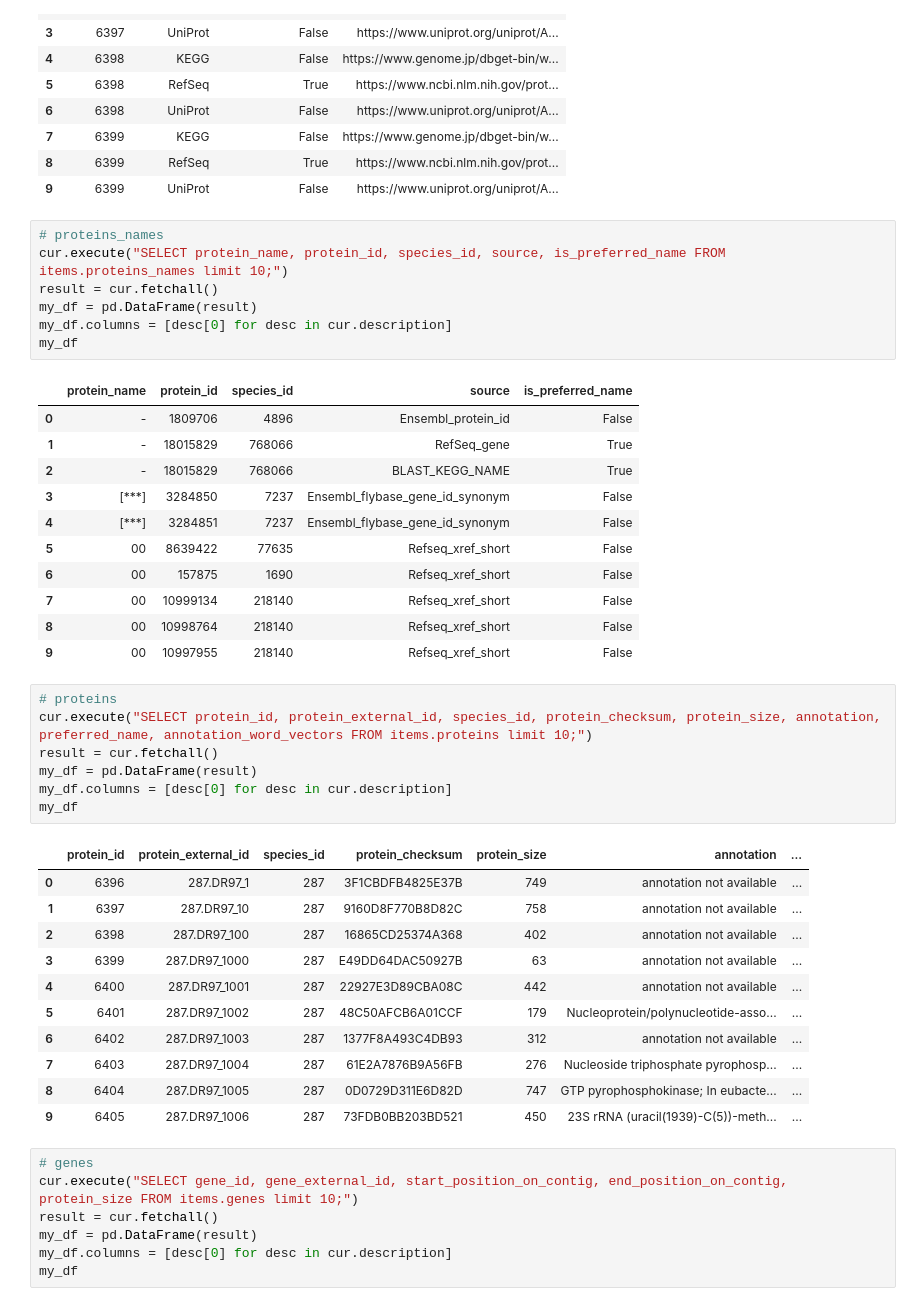
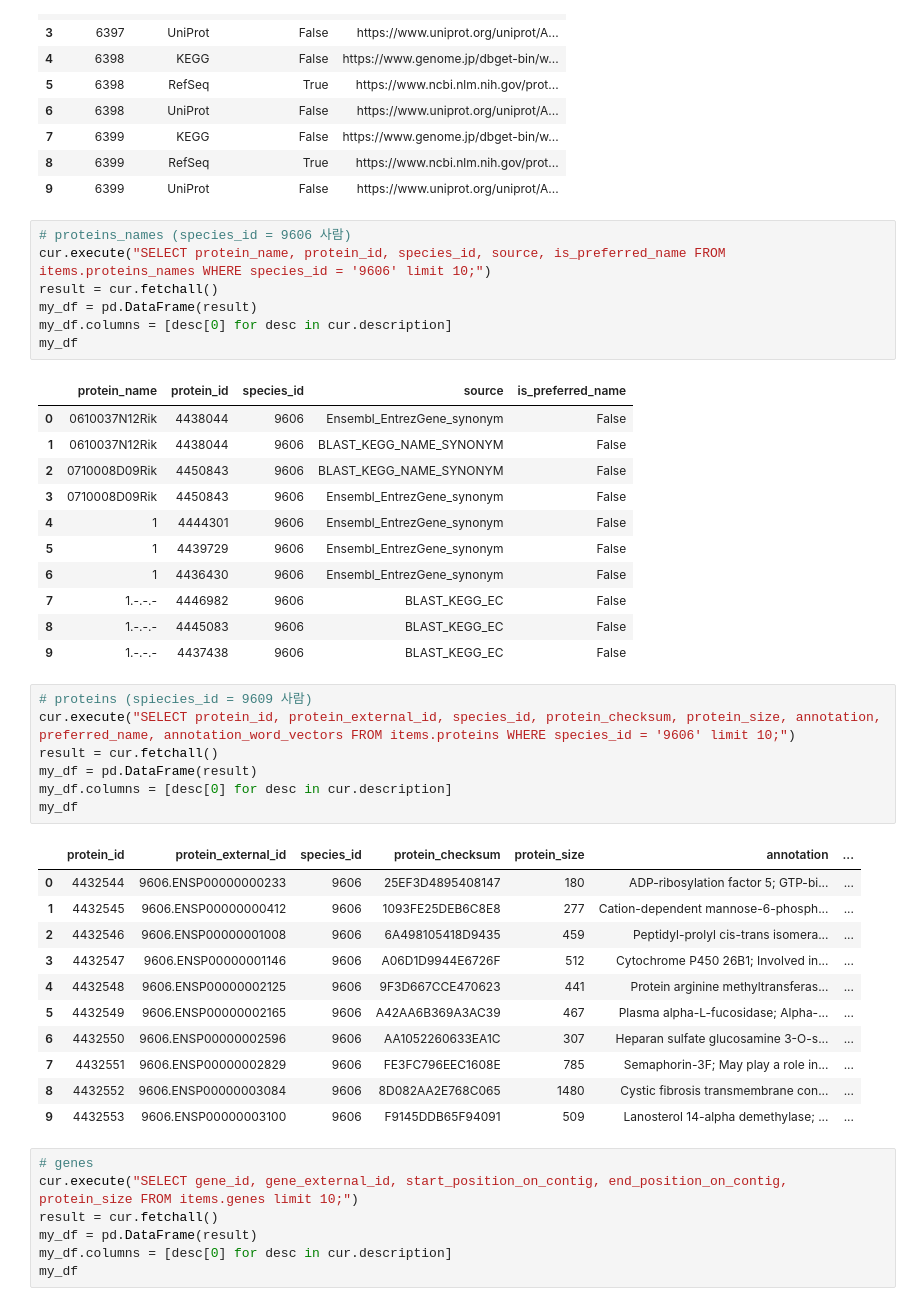
Before and after one commit to ahnty0122/Bioinfomatics, a Jupyter notebook: Pathway_analysis/PostgreSQL_connect.ipynb, the cells around one changed output. Cells and saved outputs as stored; diff of their text form.

```diff
--- a/PostgreSQL_connect.ipynb
+++ b/Pathway_analysis/PostgreSQL_connect.ipynb
@@ -241,43 +280,43 @@ my_df
 | 8 | 6399 | RefSeq | True | https://www.ncbi.nlm.nih.gov/prot... |
 | 9 | 6399 | UniProt | False | https://www.uniprot.org/uniprot/A... |
 # %%
-# proteins_names
-cur.execute("SELECT protein_name, protein_id, species_id, source, is_preferred_name FROM items.proteins_names limit 10;")
+# proteins_names (species_id = 9606 사람)
+cur.execute("SELECT protein_name, protein_id, species_id, source, is_preferred_name FROM items.proteins_names WHERE species_id = '9606' limit 10;")
 result = cur.fetchall()
 my_df = pd.DataFrame(result)
 my_df.columns = [desc[0] for desc in cur.description]
 my_df
 # %% [output]
 |  | protein_name | protein_id | species_id | source | is_preferred_name |
-| 0 | - | 1809706 | 4896 | Ensembl_protein_id | False |
-| 1 | - | 18015829 | 768066 | RefSeq_gene | True |
-| 2 | - | 18015829 | 768066 | BLAST_KEGG_NAME | True |
-| 3 | [***] | 3284850 | 7237 | Ensembl_flybase_gene_id_synonym | False |
-| 4 | [***] | 3284851 | 7237 | Ensembl_flybase_gene_id_synonym | False |
-| 5 | 00 | 8639422 | 77635 | Refseq_xref_short | False |
-| 6 | 00 | 157875 | 1690 | Refseq_xref_short | False |
-| 7 | 00 | 10999134 | 218140 | Refseq_xref_short | False |
-| 8 | 00 | 10998764 | 218140 | Refseq_xref_short | False |
-| 9 | 00 | 10997955 | 218140 | Refseq_xref_short | False |
+| 0 | 0610037N12Rik | 4438044 | 9606 | Ensembl_EntrezGene_synonym | False |
+| 1 | 0610037N12Rik | 4438044 | 9606 | BLAST_KEGG_NAME_SYNONYM | False |
+| 2 | 0710008D09Rik | 4450843 | 9606 | BLAST_KEGG_NAME_SYNONYM | False |
+| 3 | 0710008D09Rik | 4450843 | 9606 | Ensembl_EntrezGene_synonym | False |
+| 4 | 1 | 4444301 | 9606 | Ensembl_EntrezGene_synonym | False |
+| 5 | 1 | 4439729 | 9606 | Ensembl_EntrezGene_synonym | False |
+| 6 | 1 | 4436430 | 9606 | Ensembl_EntrezGene_synonym | False |
+| 7 | 1.-.-.- | 4446982 | 9606 | BLAST_KEGG_EC | False |
+| 8 | 1.-.-.- | 4445083 | 9606 | BLAST_KEGG_EC | False |
+| 9 | 1.-.-.- | 4437438 | 9606 | BLAST_KEGG_EC | False |
 # %%
-# proteins
-cur.execute("SELECT protein_id, protein_external_id, species_id, protein_checksum, protein_size, annotation, preferred_name, annotation_word_vectors FROM items.proteins limit 10;")
+# proteins (spiecies_id = 9609 사람)
+cur.execute("SELECT protein_id, protein_external_id, species_id, protein_checksum, protein_size, annotation, preferred_name, annotation_word_vectors FROM items.proteins WHERE species_id = '9606' limit 10;")
 result = cur.fetchall()
 my_df = pd.DataFrame(result)
 my_df.columns = [desc[0] for desc in cur.description]
 my_df
 # %% [output]
 |  | protein_id | protein_external_id | species_id | protein_checksum | protein_size | annotation | ... |
-| 0 | 6396 | 287.DR97_1 | 287 | 3F1CBDFB4825E37B | 749 | annotation not available | ... |
-| 1 | 6397 | 287.DR97_10 | 287 | 9160D8F770B8D82C | 758 | annotation not available | ... |
-| 2 | 6398 | 287.DR97_100 | 287 | 16865CD25374A368 | 402 | annotation not available | ... |
-| 3 | 6399 | 287.DR97_1000 | 287 | E49DD64DAC50927B | 63 | annotation not available | ... |
-| 4 | 6400 | 287.DR97_1001 | 287 | 22927E3D89CBA08C | 442 | annotation not available | ... |
-| 5 | 6401 | 287.DR97_1002 | 287 | 48C50AFCB6A01CCF | 179 | Nucleoprotein/polynucleotide-asso... | ... |
-| 6 | 6402 | 287.DR97_1003 | 287 | 1377F8A493C4DB93 | 312 | annotation not available | ... |
-| 7 | 6403 | 287.DR97_1004 | 287 | 61E2A7876B9A56FB | 276 | Nucleoside triphosphate pyrophosp... | ... |
-| 8 | 6404 | 287.DR97_1005 | 287 | 0D0729D311E6D82D | 747 | GTP pyrophosphokinase; In eubacte... | ... |
-| 9 | 6405 | 287.DR97_1006 | 287 | 73FDB0BB203BD521 | 450 | 23S rRNA (uracil(1939)-C(5))-meth... | ... |
+| 0 | 4432544 | 9606.ENSP00000000233 | 9606 | 25EF3D4895408147 | 180 | ADP-ribosylation factor 5; GTP-bi... | ... |
+| 1 | 4432545 | 9606.ENSP00000000412 | 9606 | 1093FE25DEB6C8E8 | 277 | Cation-dependent mannose-6-phosph... | ... |
+| 2 | 4432546 | 9606.ENSP00000001008 | 9606 | 6A498105418D9435 | 459 | Peptidyl-prolyl cis-trans isomera... | ... |
+| 3 | 4432547 | 9606.ENSP00000001146 | 9606 | A06D1D9944E6726F | 512 | Cytochrome P450 26B1; Involved in... | ... |
+| 4 | 4432548 | 9606.ENSP00000002125 | 9606 | 9F3D667CCE470623 | 441 | Protein arginine methyltransferas... | ... |
+| 5 | 4432549 | 9606.ENSP00000002165 | 9606 | A42AA6B369A3AC39 | 467 | Plasma alpha-L-fucosidase; Alpha-... | ... |
+| 6 | 4432550 | 9606.ENSP00000002596 | 9606 | AA1052260633EA1C | 307 | Heparan sulfate glucosamine 3-O-s... | ... |
+| 7 | 4432551 | 9606.ENSP00000002829 | 9606 | FE3FC796EEC1608E | 785 | Semaphorin-3F; May play a role in... | ... |
+| 8 | 4432552 | 9606.ENSP00000003084 | 9606 | 8D082AA2E768C065 | 1480 | Cystic fibrosis transmembrane con... | ... |
+| 9 | 4432553 | 9606.ENSP00000003100 | 9606 | F9145DDB65F94091 | 509 | Lanosterol 14-alpha demethylase; ... | ... |
 # %%
 # genes
 cur.execute("SELECT gene_id, gene_external_id, start_position_on_contig, end_position_on_contig, protein_size FROM items.genes limit 10;")
```
Also changed, not shown: parts of 6 cells of this notebook, 4 other files.
